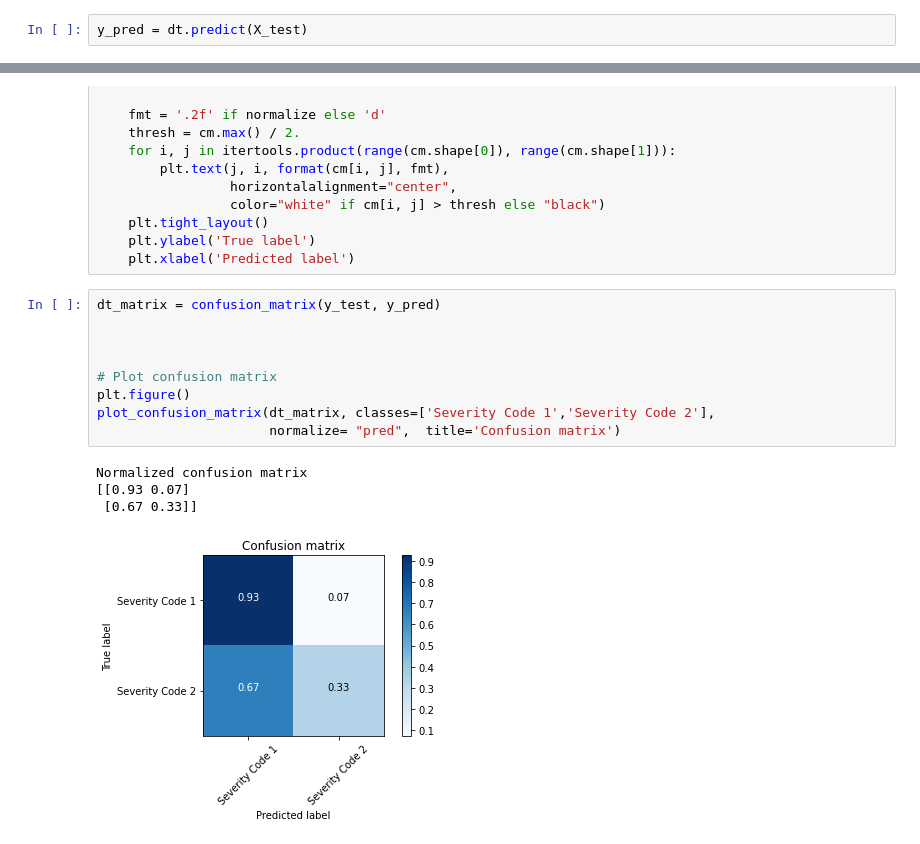
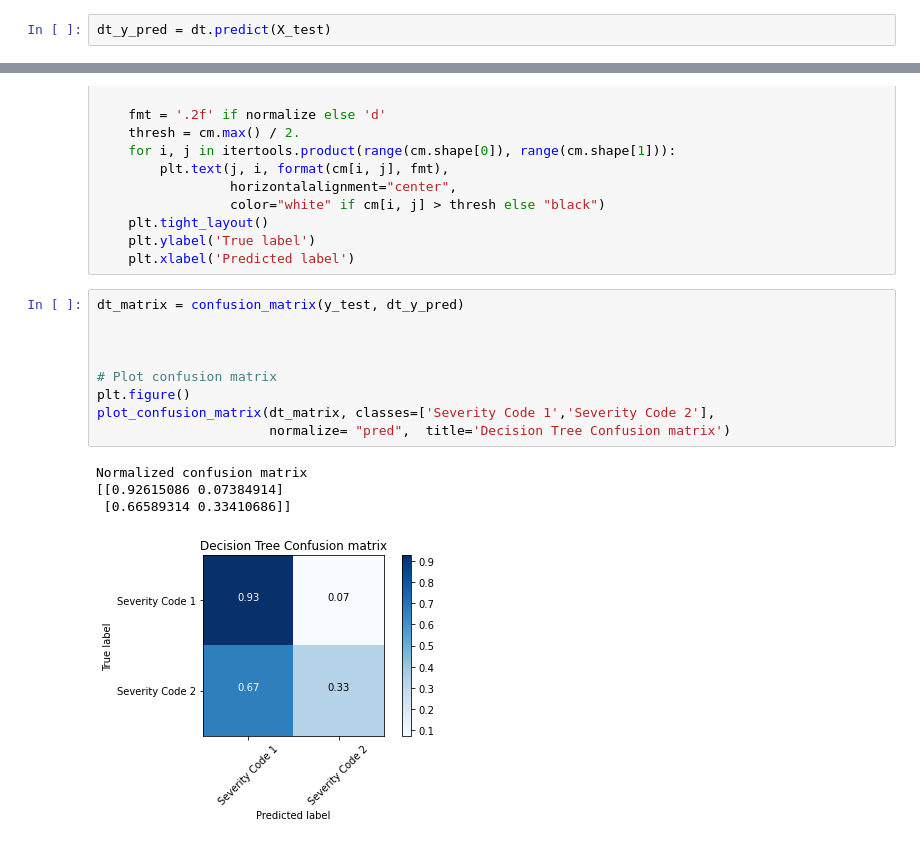
Before and after one commit to okanexe/Coursera_Capstone, a Jupyter notebook: Intro_BusinessProb_Data.ipynb, the cells around one changed output, grey strips where cells are left out. Cells and saved outputs as stored; diff of their text form.

```diff
--- a/Intro_BusinessProb_Data.ipynb
+++ b/Intro_BusinessProb_Data.ipynb
@@ -676,4 +727,4 @@ dt.fit(X_train, y_train)
 # %% [output]
 DecisionTreeClassifier()
 # %%
-y_pred = dt.predict(X_test)
+dt_y_pred = dt.predict(X_test)
@@ -733,16 +837,16 @@ def plot_confusion_matrix(cm, classes,
     plt.ylabel('True label')
     plt.xlabel('Predicted label')
 # %%
-dt_matrix = confusion_matrix(y_test, y_pred)
+dt_matrix = confusion_matrix(y_test, dt_y_pred)
 
 
 
 # Plot confusion matrix
 plt.figure()
 plot_confusion_matrix(dt_matrix, classes=['Severity Code 1','Severity Code 2'],
-                      normalize= "pred",  title='Confusion matrix')
+                      normalize= "pred",  title='Decision Tree Confusion matrix')
 # %% [output]
 Normalized confusion matrix
-[[0.93 0.07]
- [0.67 0.33]]
+[[0.92615086 0.07384914]
+ [0.66589314 0.33410686]]
-[figure, old version]
+[figure, new version]
```
Also changed, not shown: parts of 29 cells of this notebook, 2 other files.
